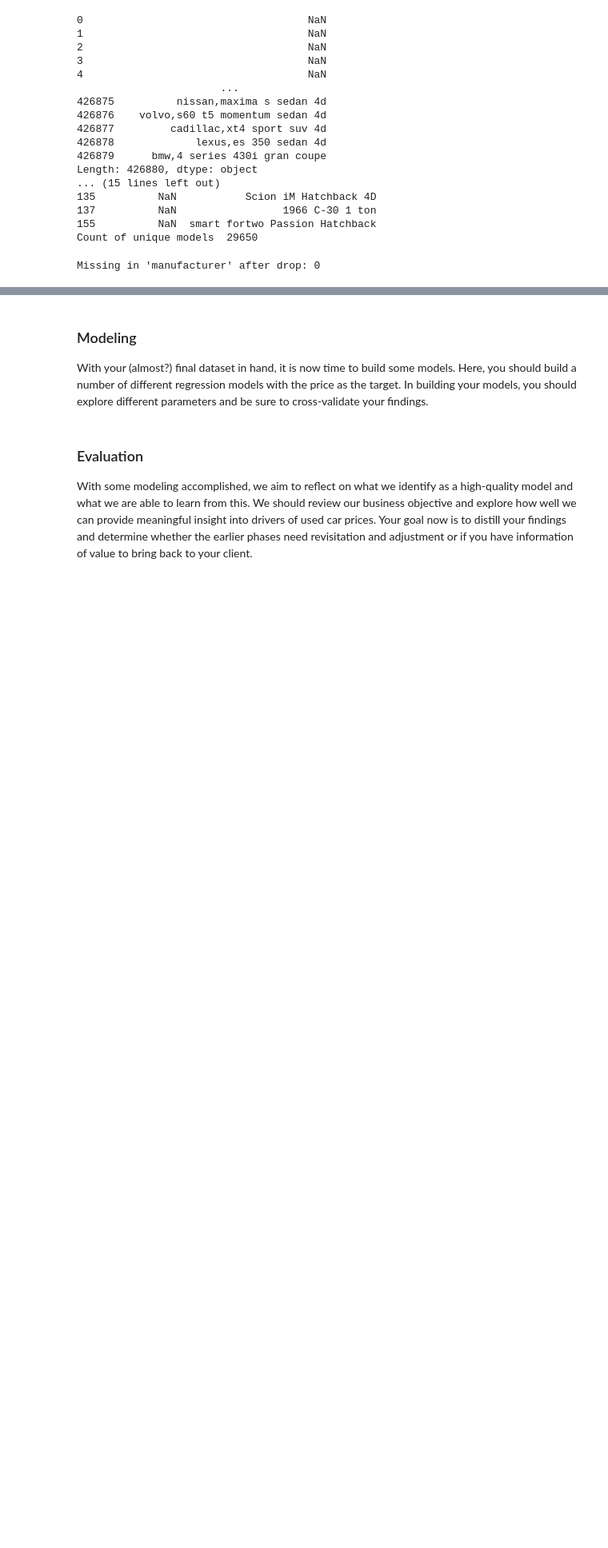
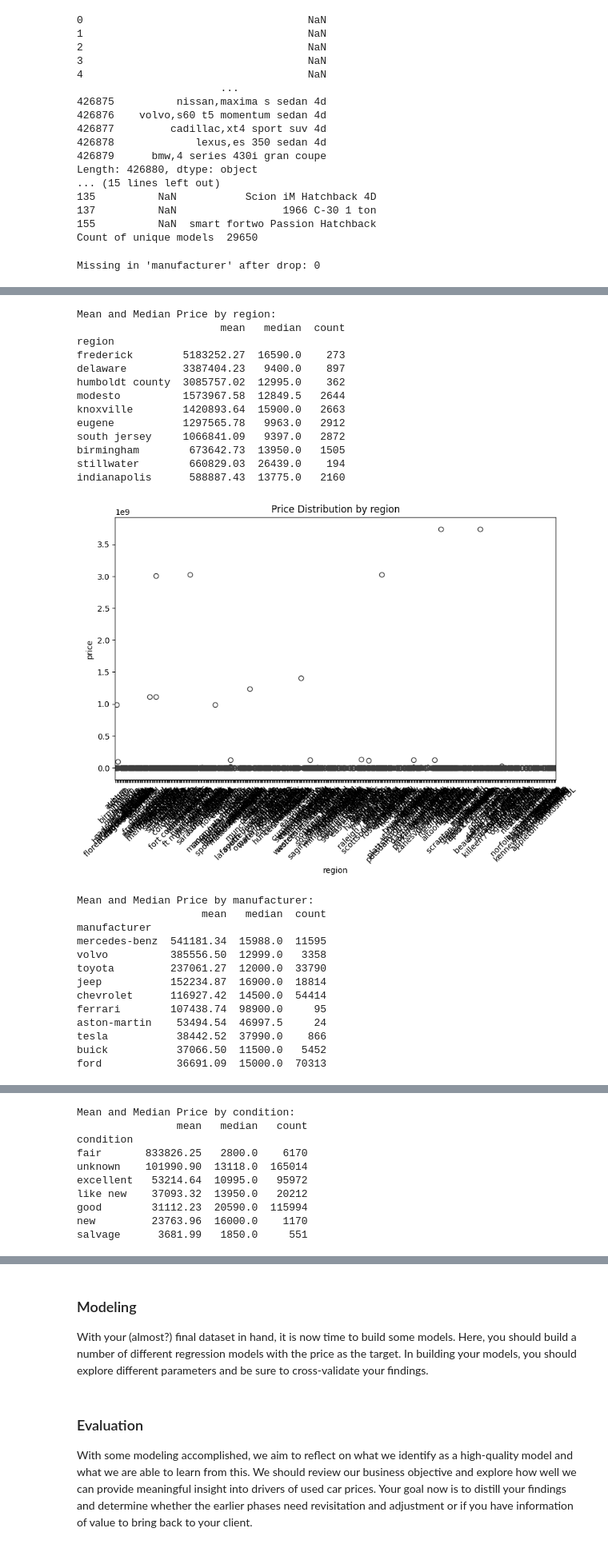
Before and after one commit to rbhat/practical_application_II_starter, a Jupyter notebook: prompt_II.ipynb, the cells around one changed output, grey strips where cells are left out. Shown: that part at 80% size. Saved outputs shown, nothing was run; the diff lists cells and outputs as text; code cells hidden in the pictures; blank space fills up the shorter version.

```diff
--- a/prompt_II.ipynb
+++ b/prompt_II.ipynb
@@ -332,0 +478,41 @@ array([nan, 'white', 'blue', 'red', 'black', 'silver', 'grey', 'brown',
+# %%
+#lets try the categorical values
+
+for col in categorical_cols:
+    print(f"\nMean and Median Price by {col}:")
+    group_stats = df.groupby(col)['price'].agg(['mean', 'median', 'count']).round(2).sort_values('mean', ascending=False)
+
+    print(group_stats.head(10))
+    plt.figure(figsize=(10, 6))
+    sns.boxplot(x=col, y='price', data=df)
+    plt.title(f'Price Distribution by {col}')
+    plt.xticks(rotation=45)
+    plt.show()
+# %% [output]
+Mean and Median Price by region:
+                       mean   median  count
+region
+frederick        5183252.27  16590.0    273
+delaware         3387404.23   9400.0    897
+humboldt county  3085757.02  12995.0    362
+modesto          1573967.58  12849.5   2644
+knoxville        1420893.64  15900.0   2663
+eugene           1297565.78   9963.0   2912
+south jersey     1066841.09   9397.0   2872
+birmingham        673642.73  13950.0   1505
+stillwater        660829.03  26439.0    194
+indianapolis      588887.43  13775.0   2160
+[figure, added]
+Mean and Median Price by manufacturer:
+                    mean   median  count
+manufacturer
+mercedes-benz  541181.34  15988.0  11595
+volvo          385556.50  12999.0   3358
+toyota         237061.27  12000.0  33790
+jeep           152234.87  16900.0  18814
+chevrolet      116927.42  14500.0  54414
+ferrari        107438.74  98900.0     95
+aston-martin    53494.54  46997.5     24
+tesla           38442.52  37990.0    866
+buick           37066.50  11500.0   5452
+ford            36691.09  15000.0  70313
@@ -332,0 +520,10 @@ array([nan, 'white', 'blue', 'red', 'black', 'silver', 'grey', 'brown',
+Mean and Median Price by condition:
+                mean   median   count
+condition
+fair       833826.25   2800.0    6170
+unknown    101990.90  13118.0  165014
+excellent   53214.64  10995.0   95972
+like new    37093.32  13950.0   20212
+good        31112.23  20590.0  115994
+new         23763.96  16000.0    1170
+salvage      3681.99   1850.0     551
```
Also changed, not shown: parts of 10 cells of this notebook, 1 other file.
